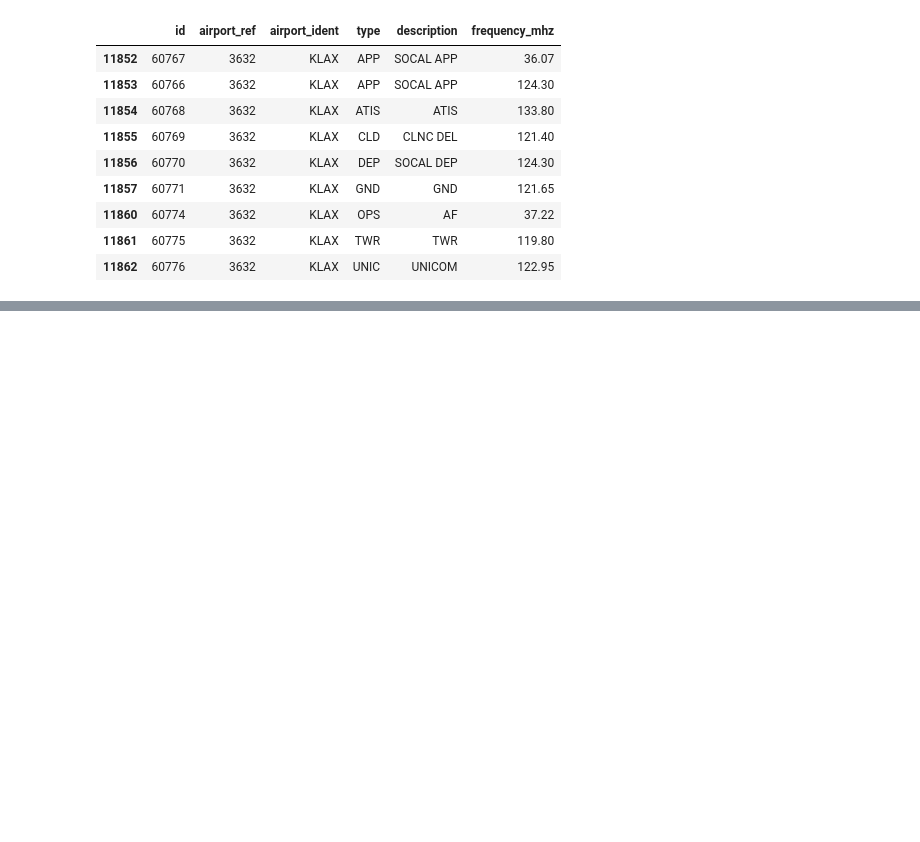
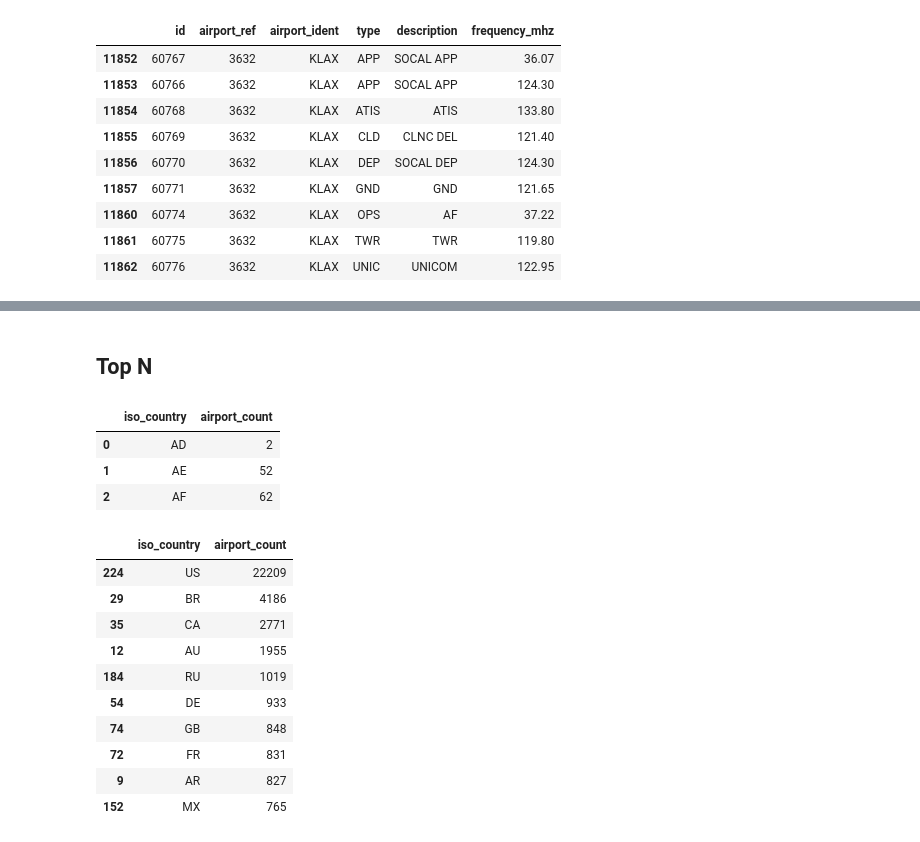
Before and after one commit to j-bennet/talks, a Jupyter notebook: 2018/sqlpandas/explore.ipynb, the cells around one changed output, grey strips where cells are left out. Drawn from its saved outputs; the diff is of its cells as text; code cells hidden in the pictures; blank space fills up the shorter version.

```diff
--- a/2018/sqlpandas/explore.ipynb
+++ b/2018/sqlpandas/explore.ipynb
@@ -480 +479,37 @@ lax_freq.drop(lax_freq.index[6:8])
 | 11862 | 60776 | 3632 | KLAX | UNIC | UNICOM | 122.95 |
+# %% [markdown]
+## Top N
+# %%
+# prepare the data first: counts of airports by country
+by_country = airports\
+    .groupby('iso_country')\
+    .size()\
+    .to_frame('airport_count')\
+    .reset_index()
+# %%
+by_country.head(3)
+# %% [output]
+|  | iso_country | airport_count |
+| 0 | AD | 2 |
+| 1 | AE | 52 |
+| 2 | AF | 62 |
+# %%
+# top 10
+"""
+select iso_country from by_country
+order by size desc
+limit 10
+"""
+by_country.nlargest(10, columns='airport_count')
+# %% [output]
+|  | iso_country | airport_count |
+| 224 | US | 22209 |
+| 29 | BR | 4186 |
+| 35 | CA | 2771 |
+| 12 | AU | 1955 |
+| 184 | RU | 1019 |
+| 54 | DE | 933 |
+| 74 | GB | 848 |
+| 72 | FR | 831 |
+| 9 | AR | 827 |
+| 152 | MX | 765 |
```
Also changed, not shown: parts of 8 cells of this notebook, 6 other files.
